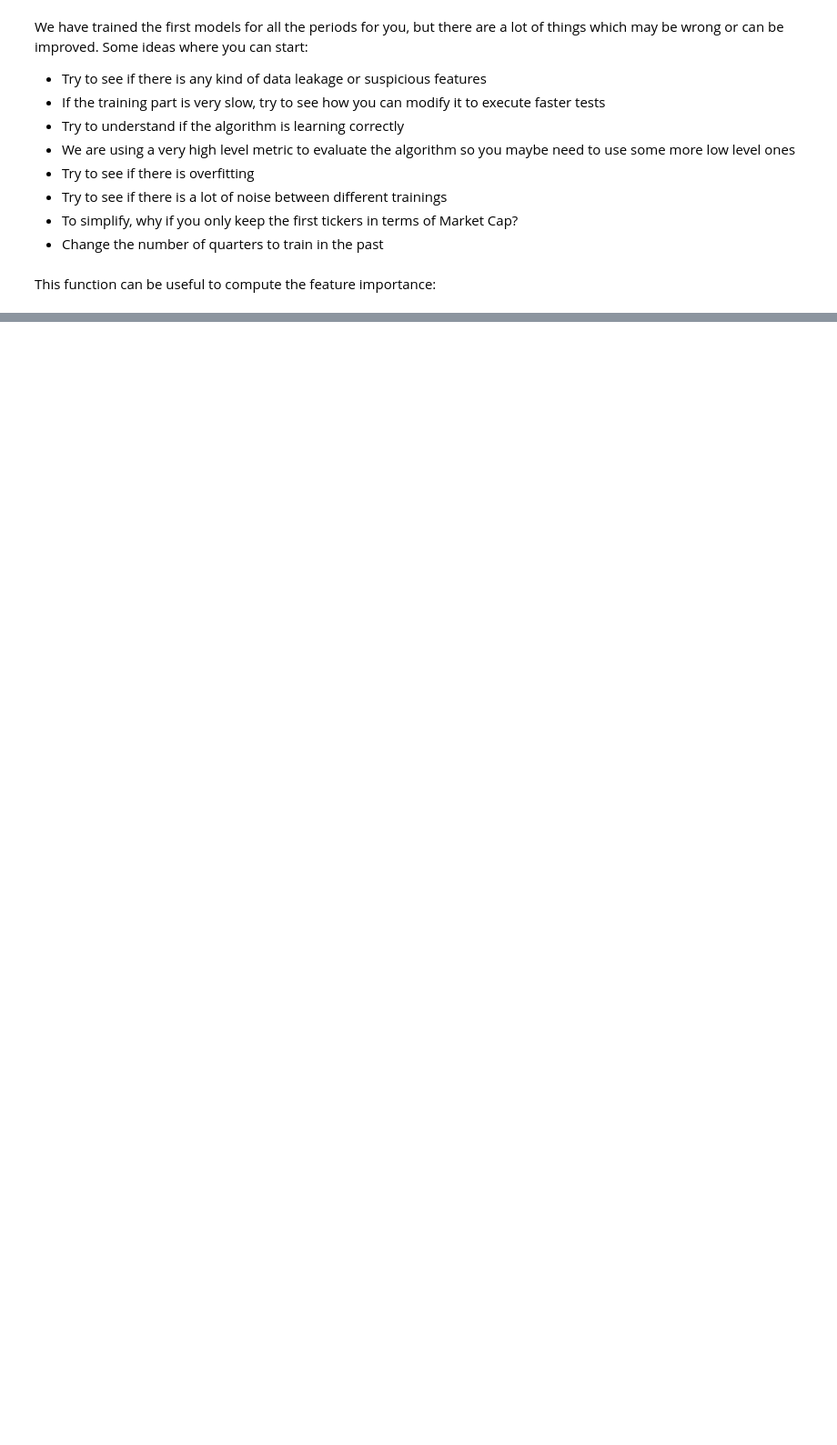
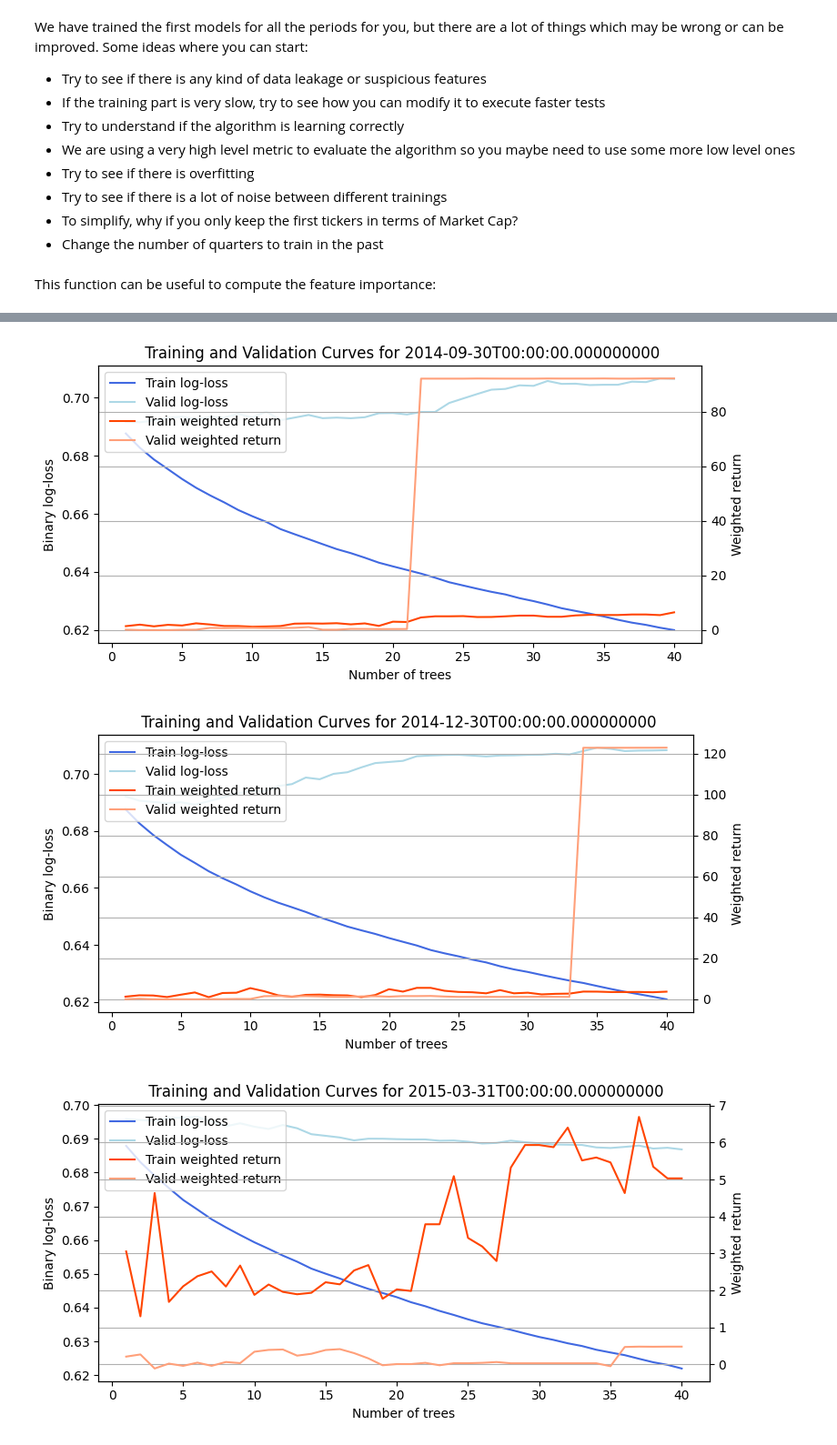
Before and after one commit to Riemann-def/zrive-ds, a Jupyter notebook: src/module_5/module5.ipynb, the cells around one changed output, grey strips where cells are left out. Shown at 91% size. Drawn from its saved outputs; the diff is of its cells as text; code cells hidden in the pictures; blank space fills up the shorter version.

```diff
--- a/src/module_5/module5.ipynb
+++ b/src/module_5/module5.ipynb
@@ -301,0 +366,13 @@ def draw_feature_importance(model,top = 15):
+# %%
+dates = [
+     np.datetime64('2014-09-30T00:00:00.000000000'),  # 2014 q3
+     np.datetime64('2014-12-30T00:00:00.000000000'),  # 2014 q4
+     np.datetime64('2015-03-31T00:00:00.000000000'),  # 2015 q1
+]
+for date in dates:
+    model = all_models[date]
+    plot_training_curve(date)
+# %% [output]
+[figure, added]
+[figure, added]
+[figure, added]
```
Also changed, not shown: parts of 13 cells of this notebook.
